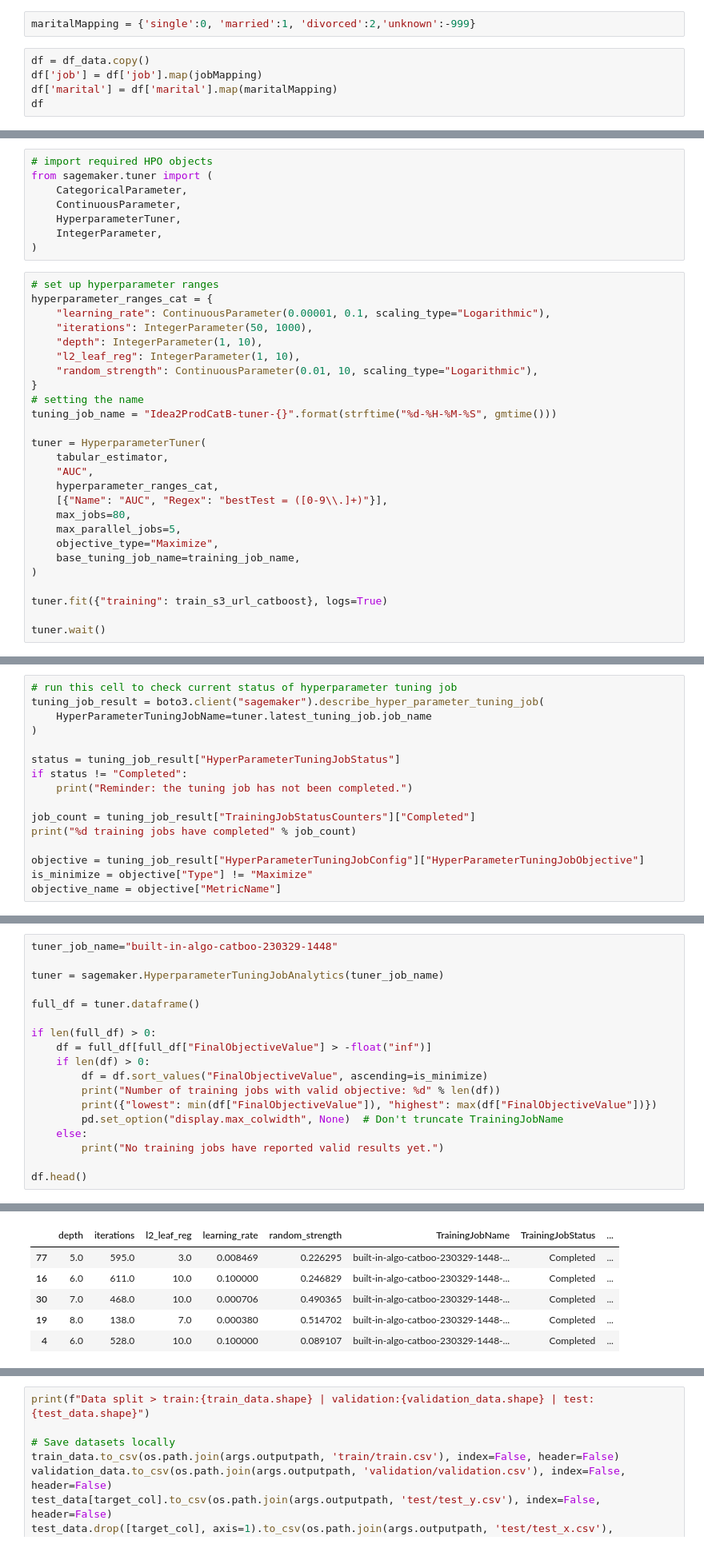
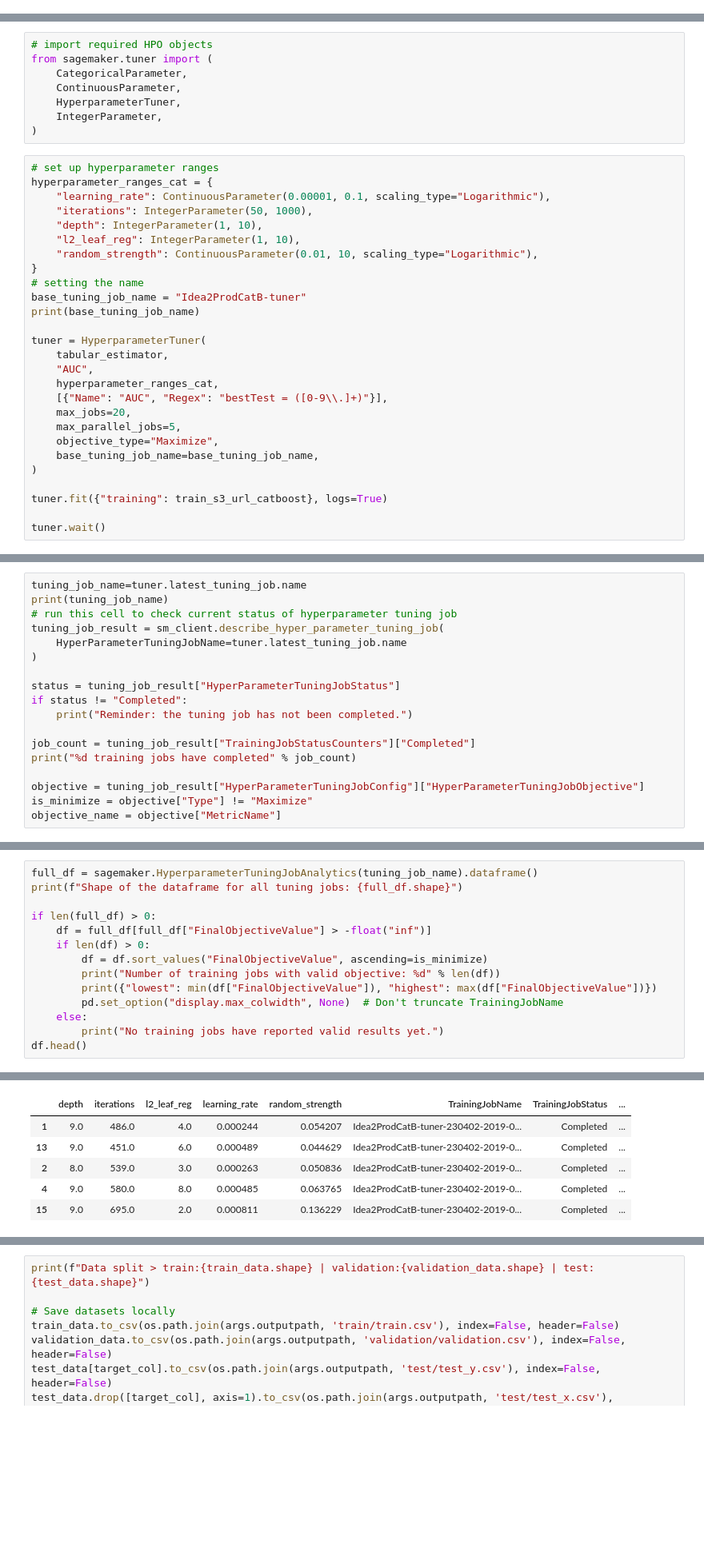
Before and after one commit to philikai/amazon-sagemaker-from-idea-to-production, a Jupyter notebook: additional-topics/A-B-testing.ipynb, the cells around one changed output, grey strips where cells are left out. Shown at 80% size. Saved outputs shown, nothing was run; the diff lists cells and outputs as text; blank space fills up the shorter version.

```diff
--- a/additional-topics/A-B-testing.ipynb
+++ b/additional-topics/A-B-testing.ipynb
@@ -219,7 +202,0 @@ jobMapping = {'unemployed':0, 'student':1, 'housemaid':1, 'services':2,
-# %%
-maritalMapping = {'single':0, 'married':1, 'divorced':2,'unknown':-999}
-# %%
-df = df_data.copy()
-df['job'] = df['job'].map(jobMapping)
-df['marital'] = df['marital'].map(maritalMapping)
-df
@@ -524,17 +469,18 @@ hyperparameter_ranges_cat = {
     "random_strength": ContinuousParameter(0.01, 10, scaling_type="Logarithmic"),
 }
 # setting the name
-tuning_job_name = "Idea2ProdCatB-tuner-{}".format(strftime("%d-%H-%M-%S", gmtime()))
+base_tuning_job_name = "Idea2ProdCatB-tuner"
+print(base_tuning_job_name)
 
 tuner = HyperparameterTuner(
     tabular_estimator,
     "AUC",
     hyperparameter_ranges_cat,
     [{"Name": "AUC", "Regex": "bestTest = ([0-9\\.]+)"}],
-    max_jobs=80,
+    max_jobs=20,
     max_parallel_jobs=5,
     objective_type="Maximize",
-    base_tuning_job_name=training_job_name,
+    base_tuning_job_name=base_tuning_job_name,
 )
 
 tuner.fit({"training": train_s3_url_catboost}, logs=True)
@@ -548,7 +499,9 @@ INFO:sagemaker:Creating hyperparameter tuning job with name: built-in-algo-catbo
 # %%
+tuning_job_name=tuner.latest_tuning_job.name
+print(tuning_job_name)
 # run this cell to check current status of hyperparameter tuning job
-tuning_job_result = boto3.client("sagemaker").describe_hyper_parameter_tuning_job(
-    HyperParameterTuningJobName=tuner.latest_tuning_job.job_name
+tuning_job_result = sm_client.describe_hyper_parameter_tuning_job(
+    HyperParameterTuningJobName=tuner.latest_tuning_job.name
 )
 
 status = tuning_job_result["HyperParameterTuningJobStatus"]
@@ -590,9 +544,6 @@ Best model found so far:
 # %%
-tuner_job_name="built-in-algo-catboo-230329-1448"
-
-tuner = sagemaker.HyperparameterTuningJobAnalytics(tuner_job_name)
-
-full_df = tuner.dataframe()
+full_df = sagemaker.HyperparameterTuningJobAnalytics(tuning_job_name).dataframe()
+print(f"Shape of the dataframe for all tuning jobs: {full_df.shape}")
 
 if len(full_df) > 0:
     df = full_df[full_df["FinalObjectiveValue"] > -float("inf")]
@@ -603,6 +554,5 @@ if len(full_df) > 0:
         pd.set_option("display.max_colwidth", None)  # Don't truncate TrainingJobName
     else:
         print("No training jobs have reported valid results yet.")
-
 df.head()
 # %% [output]
@@ -611,6 +562,6 @@ Number of training jobs with valid objective: 80
 |  | depth | iterations | l2_leaf_reg | learning_rate | random_strength | TrainingJobName | TrainingJobStatus | ... |
-| 77 | 5.0 | 595.0 | 3.0 | 0.008469 | 0.226295 | built-in-algo-catboo-230329-1448-... | Completed | ... |
-| 16 | 6.0 | 611.0 | 10.0 | 0.100000 | 0.246829 | built-in-algo-catboo-230329-1448-... | Completed | ... |
-| 30 | 7.0 | 468.0 | 10.0 | 0.000706 | 0.490365 | built-in-algo-catboo-230329-1448-... | Completed | ... |
-| 19 | 8.0 | 138.0 | 7.0 | 0.000380 | 0.514702 | built-in-algo-catboo-230329-1448-... | Completed | ... |
-| 4 | 6.0 | 528.0 | 10.0 | 0.100000 | 0.089107 | built-in-algo-catboo-230329-1448-... | Completed | ... |
+| 1 | 9.0 | 486.0 | 4.0 | 0.000244 | 0.054207 | Idea2ProdCatB-tuner-230402-2019-0... | Completed | ... |
+| 13 | 9.0 | 451.0 | 6.0 | 0.000489 | 0.044629 | Idea2ProdCatB-tuner-230402-2019-0... | Completed | ... |
+| 2 | 8.0 | 539.0 | 3.0 | 0.000263 | 0.050836 | Idea2ProdCatB-tuner-230402-2019-0... | Completed | ... |
+| 4 | 9.0 | 580.0 | 8.0 | 0.000485 | 0.063765 | Idea2ProdCatB-tuner-230402-2019-0... | Completed | ... |
+| 15 | 9.0 | 695.0 | 2.0 | 0.000811 | 0.136229 | Idea2ProdCatB-tuner-230402-2019-0... | Completed | ... |
```
Also changed, not shown: parts of 28 cells of this notebook.
